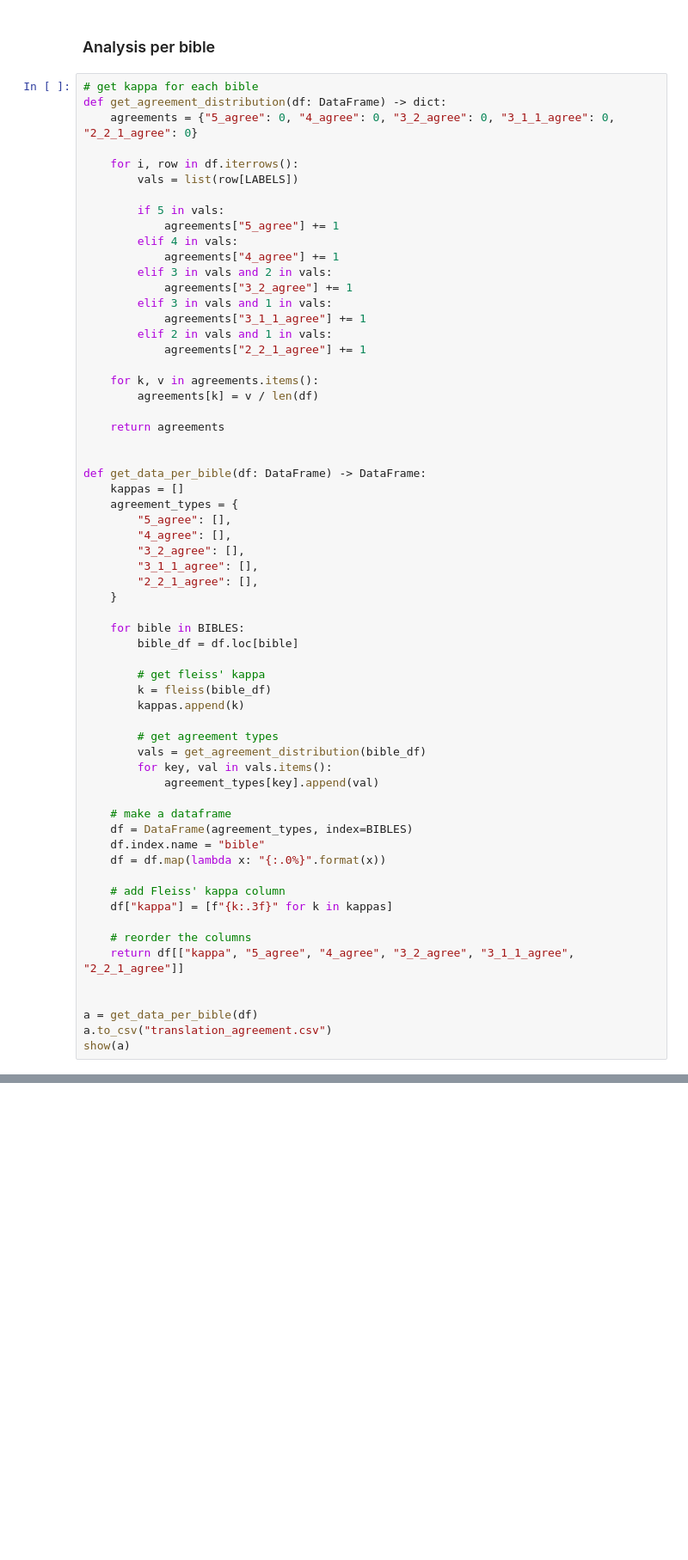
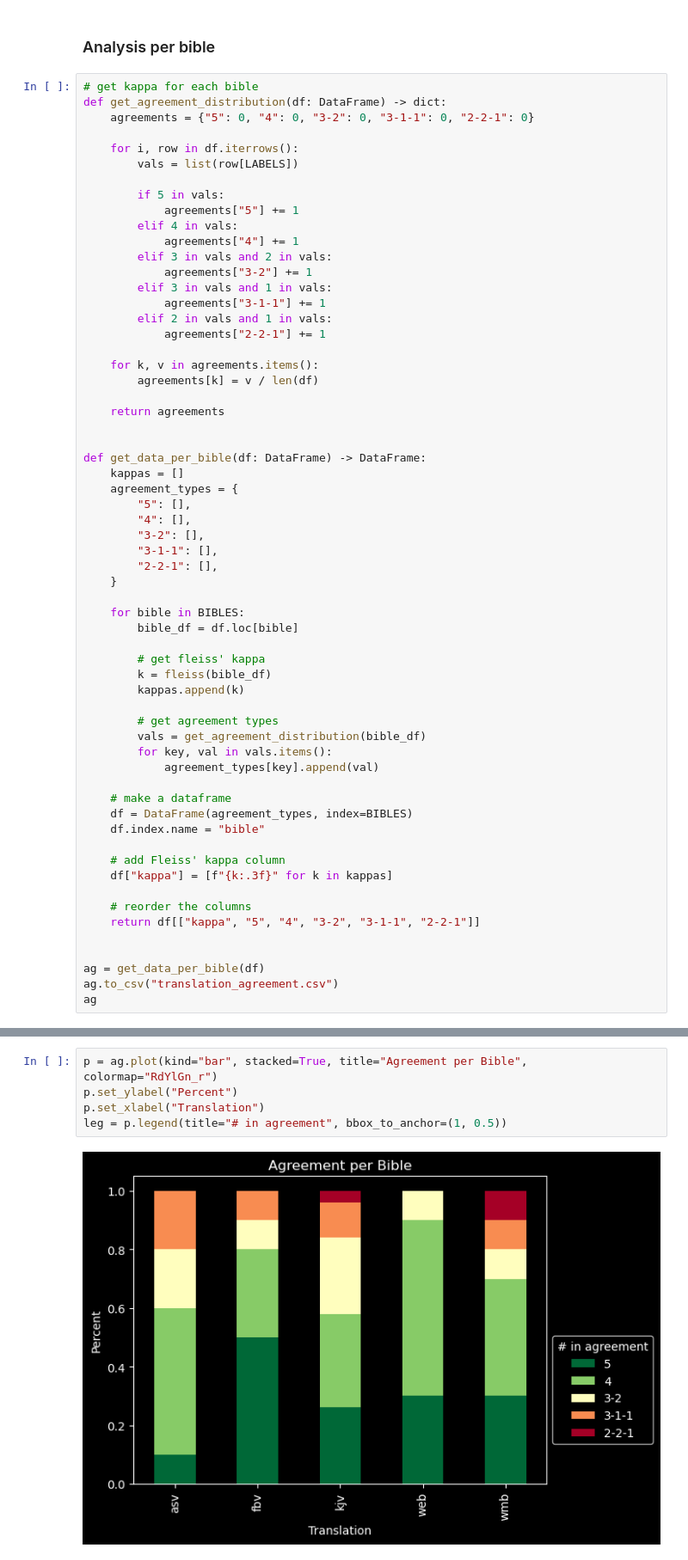
Before and after one commit to camerontredoux/nlp-bible-sa, a Jupyter notebook: annotation_analysis/agreement.ipynb, the cells around one changed output, grey strips where cells are left out. Shown: that part at 86% size. Drawn from its saved outputs; the diff is of its cells as text; blank space fills up the shorter version.

Commit message:
Add plot

```diff
--- a/annotation_analysis/agreement.ipynb
+++ b/annotation_analysis/agreement.ipynb
@@ -157,21 +174,21 @@ Fleiss's kappa = 0.435
 # %%
 # get kappa for each bible
 def get_agreement_distribution(df: DataFrame) -> dict:
-    agreements = {"5_agree": 0, "4_agree": 0, "3_2_agree": 0, "3_1_1_agree": 0, "2_2_1_agree": 0}
+    agreements = {"5": 0, "4": 0, "3-2": 0, "3-1-1": 0, "2-2-1": 0}
 
     for i, row in df.iterrows():
         vals = list(row[LABELS])
 
         if 5 in vals:
-            agreements["5_agree"] += 1
+            agreements["5"] += 1
         elif 4 in vals:
-            agreements["4_agree"] += 1
+            agreements["4"] += 1
         elif 3 in vals and 2 in vals:
-            agreements["3_2_agree"] += 1
+            agreements["3-2"] += 1
         elif 3 in vals and 1 in vals:
-            agreements["3_1_1_agree"] += 1
+            agreements["3-1-1"] += 1
         elif 2 in vals and 1 in vals:
-            agreements["2_2_1_agree"] += 1
+            agreements["2-2-1"] += 1
 
     for k, v in agreements.items():
         agreements[k] = v / len(df)
@@ -182,11 +199,11 @@ def get_agreement_distribution(df: DataFrame) -> dict:
 def get_data_per_bible(df: DataFrame) -> DataFrame:
     kappas = []
     agreement_types = {
-        "5_agree": [],
-        "4_agree": [],
-        "3_2_agree": [],
-        "3_1_1_agree": [],
-        "2_2_1_agree": [],
+        "5": [],
+        "4": [],
+        "3-2": [],
+        "3-1-1": [],
+        "2-2-1": [],
     }
 
     for bible in BIBLES:
@@ -204,16 +221,15 @@ def get_data_per_bible(df: DataFrame) -> DataFrame:
     # make a dataframe
     df = DataFrame(agreement_types, index=BIBLES)
     df.index.name = "bible"
-    df = df.map(lambda x: "{:.0%}".format(x))
 
     # add Fleiss' kappa column
     df["kappa"] = [f"{k:.3f}" for k in kappas]
 
     # reorder the columns
-    return df[["kappa", "5_agree", "4_agree", "3_2_agree", "3_1_1_agree", "2_2_1_agree"]]
+    return df[["kappa", "5", "4", "3-2", "3-1-1", "2-2-1"]]
 
 
-a = get_data_per_bible(df)
-a.to_csv("translation_agreement.csv")
-show(a)
+ag = get_data_per_bible(df)
+ag.to_csv("translation_agreement.csv")
+ag
 # %% [output]
@@ -220,0 +245,7 @@ show(a)
+# %%
+p = ag.plot(kind="bar", stacked=True, title="Agreement per Bible", colormap="RdYlGn_r")
+p.set_ylabel("Percent")
+p.set_xlabel("Translation")
+leg = p.legend(title="# in agreement", bbox_to_anchor=(1, 0.5))
+# %% [output]
+[figure, added]
```
Also changed, not shown: parts of 3 cells of this notebook, 1 other file.
